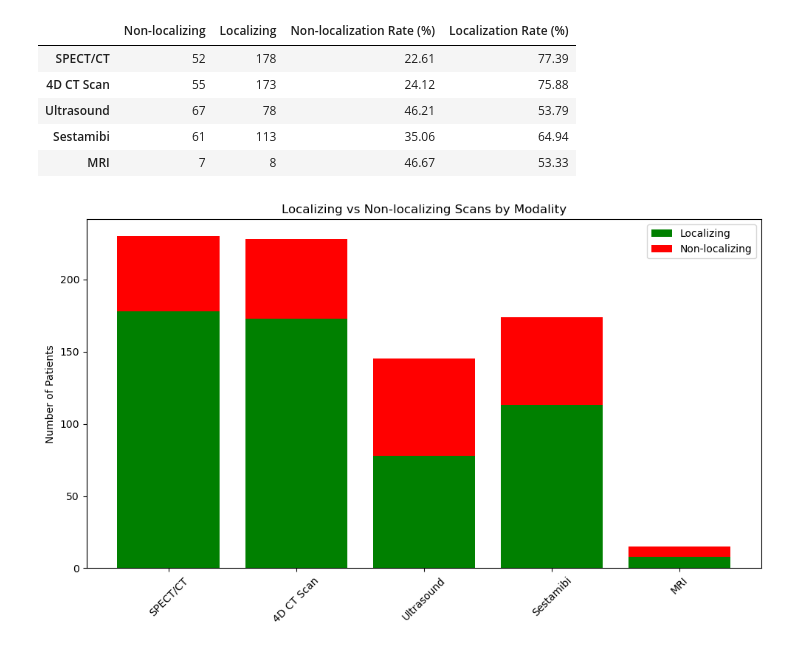
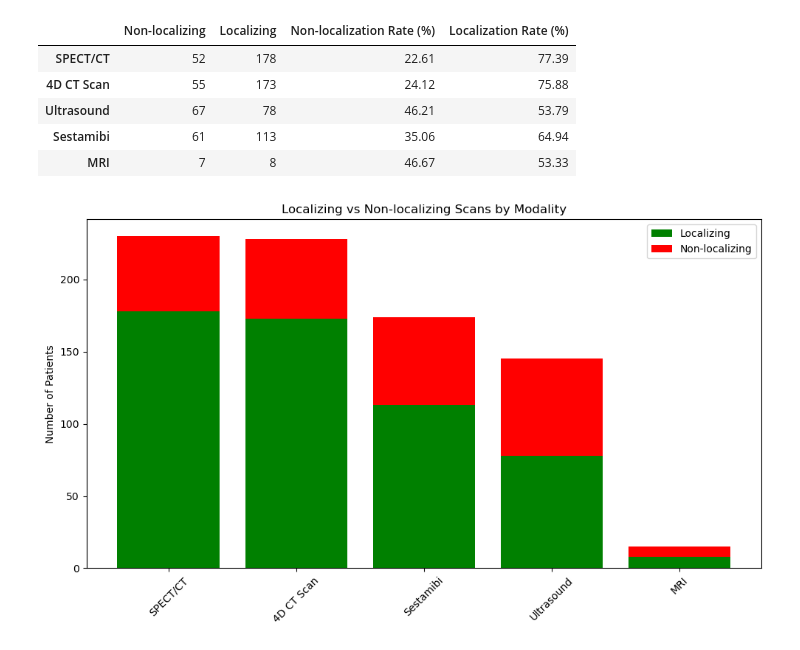
Before and after one commit to Jonah-Schwartz521/parathyroid-imaging-evaluation, a Jupyter notebook: localization_rate.ipynb, the cells around one changed output. Cells and saved outputs as stored; diff of their text form; code cells hidden in the pictures.

Commit message:
sorted the stacked bar chart in descending order

```diff
--- a/localization_rate.ipynb
+++ b/localization_rate.ipynb
@@ -64,24 +64,30 @@ summary_df
 # %%
 # Convert to series
 localizing_series = pd.Series(localizing_counts)
 non_localizing_series = pd.Series(non_localizing_counts)
+loc_rate_series = pd.Series(localizing_rates)
+
+# Sort modalities
+sorted_modalities = loc_rate_series.sort_values(ascending=False).index
+localizing_series = localizing_series[sorted_modalities]
+non_localizing_series = non_localizing_series[sorted_modalities]
 
 # initialize figure size
 plt.figure(figsize=(10,6))
 
 # Plot directly from the Series
 plt.bar(localizing_series.index, localizing_series, label='Localizing', color='green')
 plt.bar(non_localizing_series.index, non_localizing_series,
         bottom=localizing_series, label='Non-localizing', color='red')
 
 # titles
 plt.ylabel('Number of Patients')
 plt.title('Localizing vs Non-localizing Scans by Modality')
 # rotate x-axis labels
 plt.xticks(rotation=45)
 plt.legend()
 # space it out better
 plt.tight_layout()
 plt.show()
 # %% [output]
-[figure, old version]
+[figure, new version]
```
